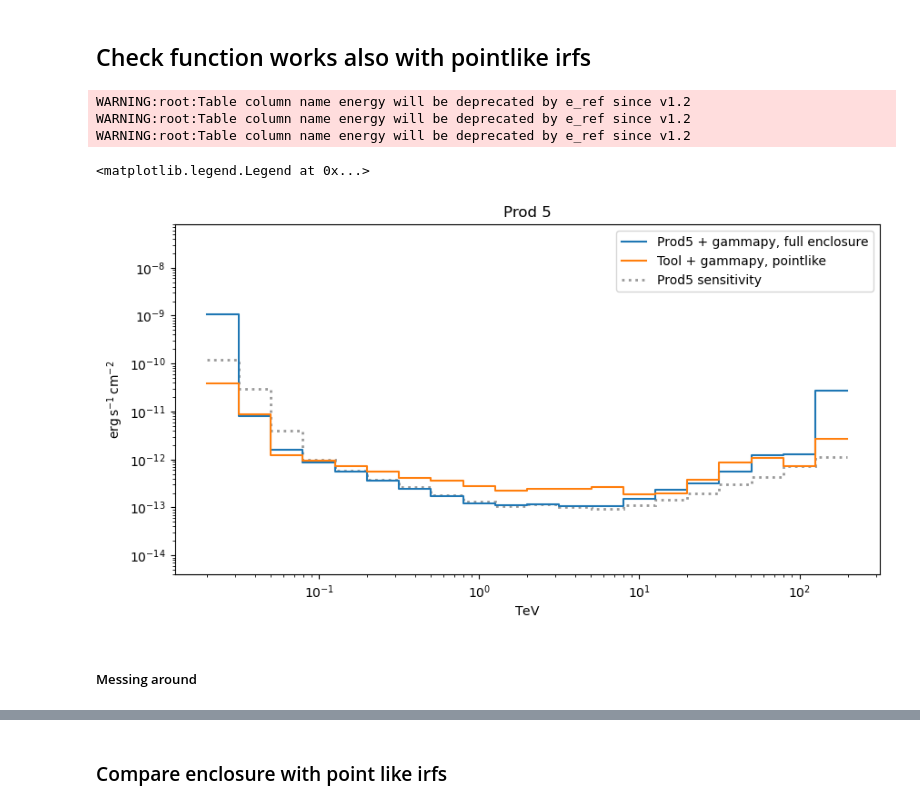
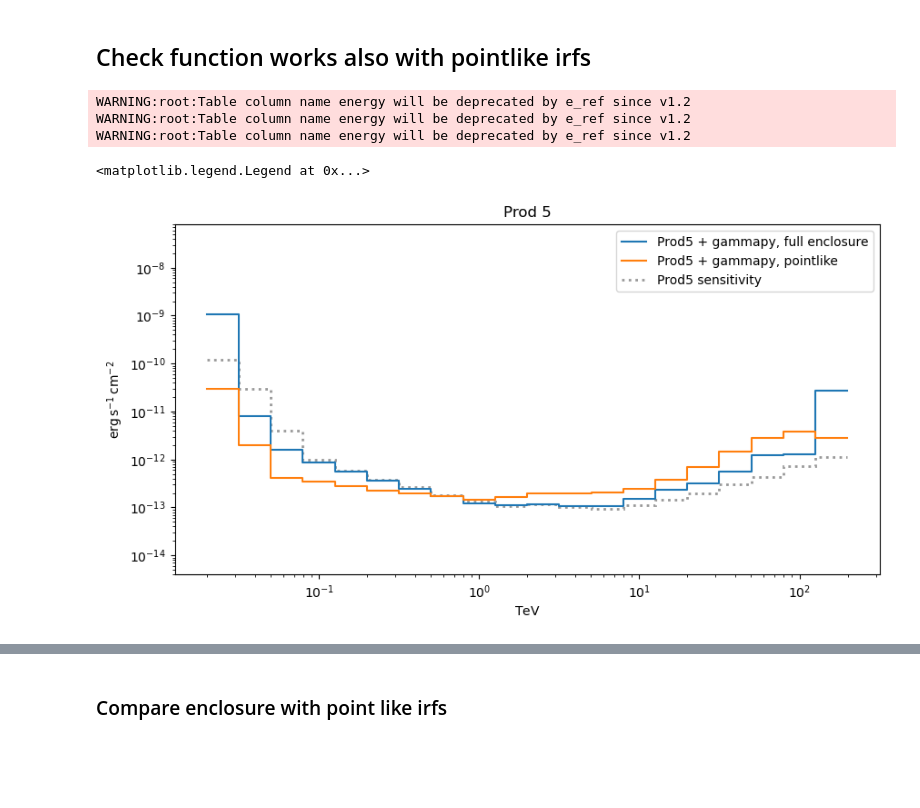
Before and after one commit to Tobychev/GammapySensitivity, a Jupyter notebook: SensitivityFromIRF.ipynb, the cells around one changed output, grey strips where cells are left out. Drawn from its saved outputs; the diff is of its cells as text; code cells hidden in the pictures; blank space fills up the shorter version.

```diff
--- a/SensitivityFromIRF.ipynb
+++ b/SensitivityFromIRF.ipynb
@@ -175,18 +175,16 @@ prod5_irf_point_fits = IRF_ROOT / 'Prod5-South-20deg-SouthAz-14MSTs37SSTs.180000
 pyirf_irf_fits = IRF_ROOT / "Match_ED_IRF.fits"
 # %%
 prod5_sens, p5_en = load_sensitivity(prod5_irf_root)
-irf_tab_p5 = load_irf_with_rad_max(prod5_irf_fits, prod5_irf_root)
+# irf_tab_p5 = load_irf_with_rad_max(prod5_irf_fits, prod5_irf_root)
+irf_tab_p5 = load_irf_dict_from_file(prod5_irf_fits)
+
 irf_tab_p5_point = load_irf_dict_from_file(prod5_irf_point_fits)
 irf_tab_p5_point2 = load_irf_dict_from_file(prod5_irf_point_fits)
-
 
 prod3_sens, p3_en = load_sensitivity(prod3_irf_root)
 irf_tab_p3 = load_irf_with_rad_max(prod3_irf_fits, prod3_irf_root)
 
 irf_tab_py = load_irf_dict_from_file(pyirf_irf_fits)
-
-#irf_tab_p5["edisp"].normalize()
-#irf_tab_p5_point["edisp"].normalize()
 # %% [output]
 WARNING: UnitsWarning: '1/(MeV s sr)' did not parse as fits unit: Numeric factor not supported by FITS If this is meant to be a custom unit, define it with 'u.def_unit'. To have it recognized inside a ...
 WARNING:astropy:UnitsWarning: '1/(MeV s sr)' did not parse as fits unit: Numeric factor not supported by FITS If this is meant to be a custom unit, define it with 'u.def_unit'. To have it recognized i ...
@@ -231,24 +229,22 @@ WARNING:root:Table column name energy will be deprecated by e_ref since v1.2
 # %%
 p5_gE, p5_gSens, full_tab = gp_sensitivity_curve(irf_tab_p5, p5_en, enclosure=True, conf={"point_offset": 0.5 * u.deg})
 p5p_gE, p5p_gSens, _ = gp_sensitivity_curve(irf_tab_p5_point, p5_en, enclosure=False, conf={"point_offset": 0.5 * u.deg})
 pyp_gE, pyp_gSens, _ = gp_sensitivity_curve(irf_tab_py, p5_en, enclosure=False, conf={"point_offset": 0.5 * u.deg})
 
 fig, ax = plt.subplots(1, 1, figsize=(10, 5))
 plt.step(p5_gE, p5_gSens, label="Prod5 + gammapy, full enclosure")
-#plt.step(p5p_gE, p5p_gSens, label="Prod5 + gammapy, pointlike")
-plt.step(pyp_gE, pyp_gSens, label="Tool + gammapy, pointlike")
+plt.step(p5p_gE, p5p_gSens, label="Prod5 + gammapy, pointlike")
+# plt.step(pyp_gE, pyp_gSens, label="Tool + gammapy, pointlike")
 plt.stairs(prod5_sens[1:], p5_en[1:], label="Prod5 sensitivity", linestyle=":", color="k", lw=2, alpha=0.4, baseline=None)
 
 plt.title("Prod 5")
 
 plt.ylim(4e-15, 8e-8)
 plt.loglog()
 plt.legend()
 # %% [output]
 WARNING:root:Table column name energy will be deprecated by e_ref since v1.2
 WARNING:root:Table column name energy will be deprecated by e_ref since v1.2
 WARNING:root:Table column name energy will be deprecated by e_ref since v1.2
 <matplotlib.legend.Legend at 0x...>
-[figure, old version]
+[figure, new version]
-# %% [markdown]
-##### Messing around
```
Also changed, not shown: parts of 14 cells of this notebook.
